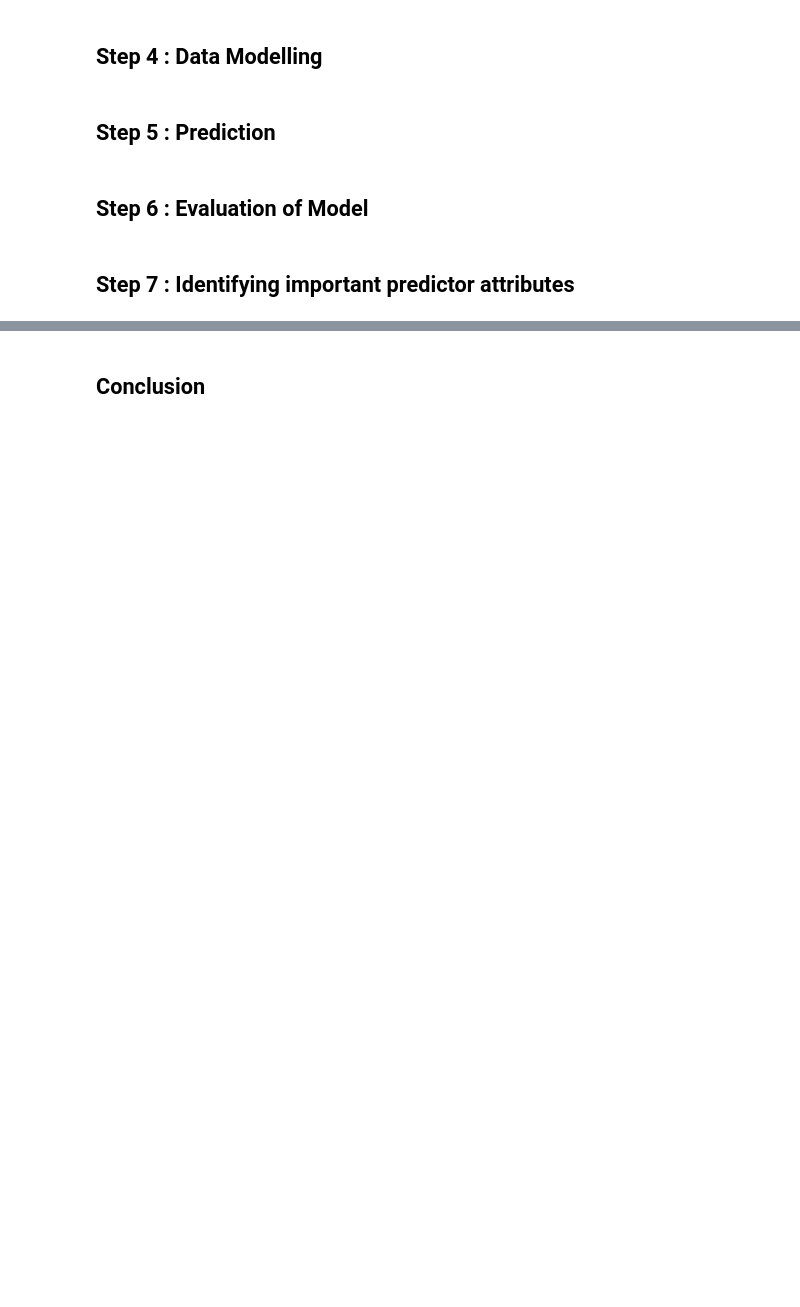
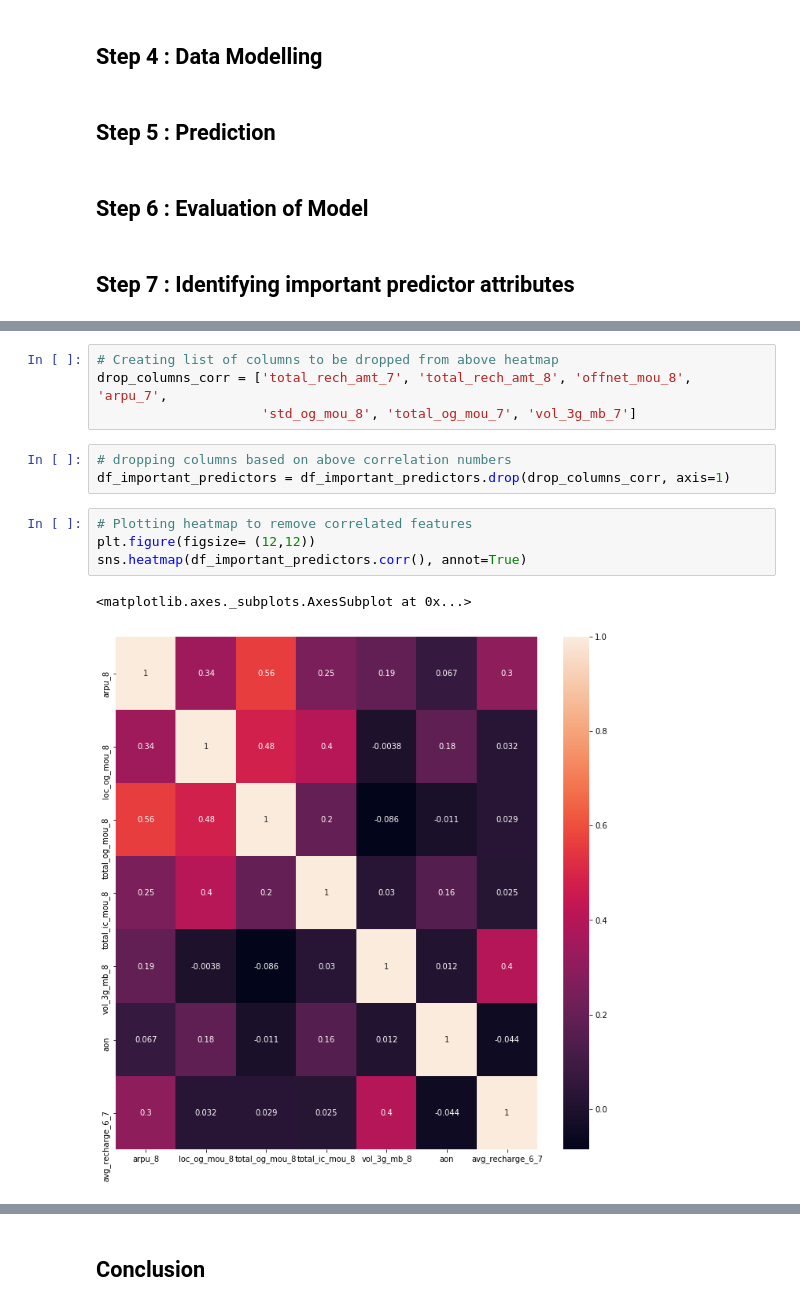
Before and after one commit to anjana-v-nair/Telecom_Churn, a Jupyter notebook: Telecom_Churn_Assignment_v2.ipynb, the cells around one changed output, grey strips where cells are left out. Saved outputs shown, nothing was run; the diff lists cells and outputs as text; blank space fills up the shorter version.

```diff
--- a/Telecom_Churn_Assignment_v2.ipynb
+++ b/Telecom_Churn_Assignment_v2.ipynb
@@ -1047,0 +1117,14 @@ df_train[df_numeric.columns].describe().loc[['min', 'max', 'mean', '50%']]
+# %%
+# Creating list of columns to be dropped from above heatmap
+drop_columns_corr = ['total_rech_amt_7', 'total_rech_amt_8', 'offnet_mou_8', 'arpu_7',
+                     'std_og_mou_8', 'total_og_mou_7', 'vol_3g_mb_7']
+# %%
+# dropping columns based on above correlation numbers
+df_important_predictors = df_important_predictors.drop(drop_columns_corr, axis=1)
+# %%
+# Plotting heatmap to remove correlated features
+plt.figure(figsize= (12,12))
+sns.heatmap(df_important_predictors.corr(), annot=True)
+# %% [output]
+<matplotlib.axes._subplots.AxesSubplot at 0x...>
+[figure, added]
```
Also changed, not shown: parts of 10 cells of this notebook.
